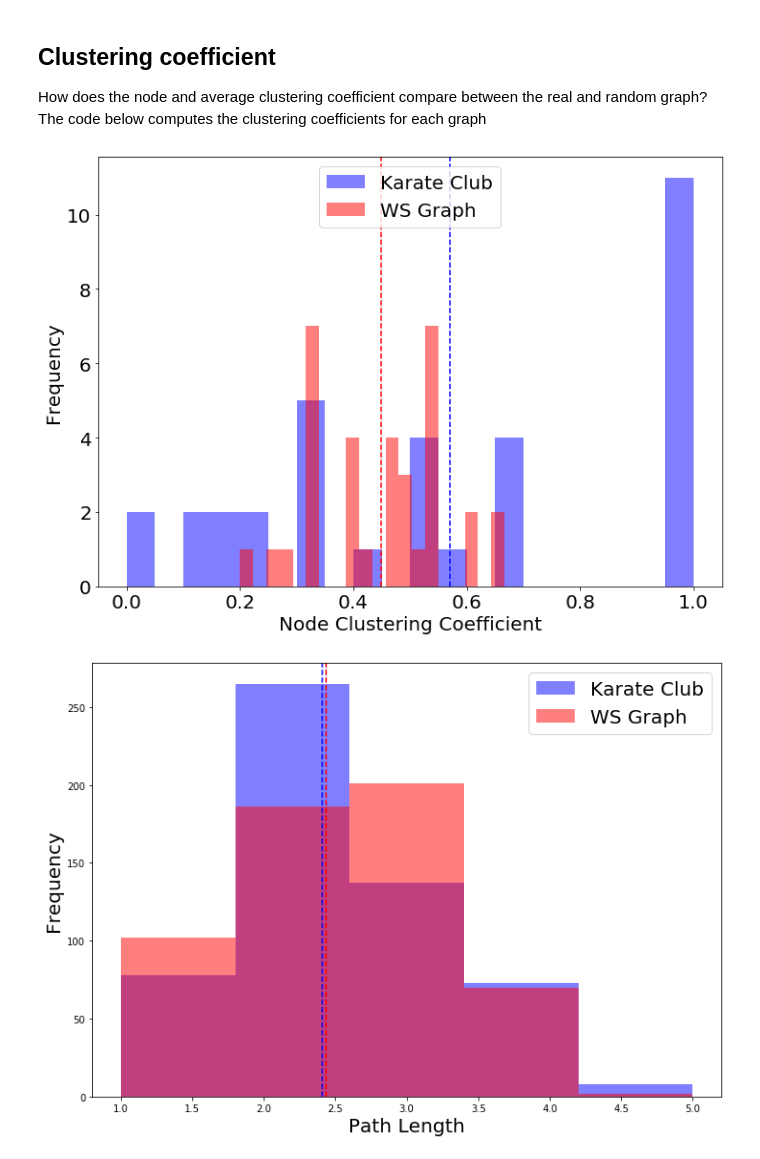
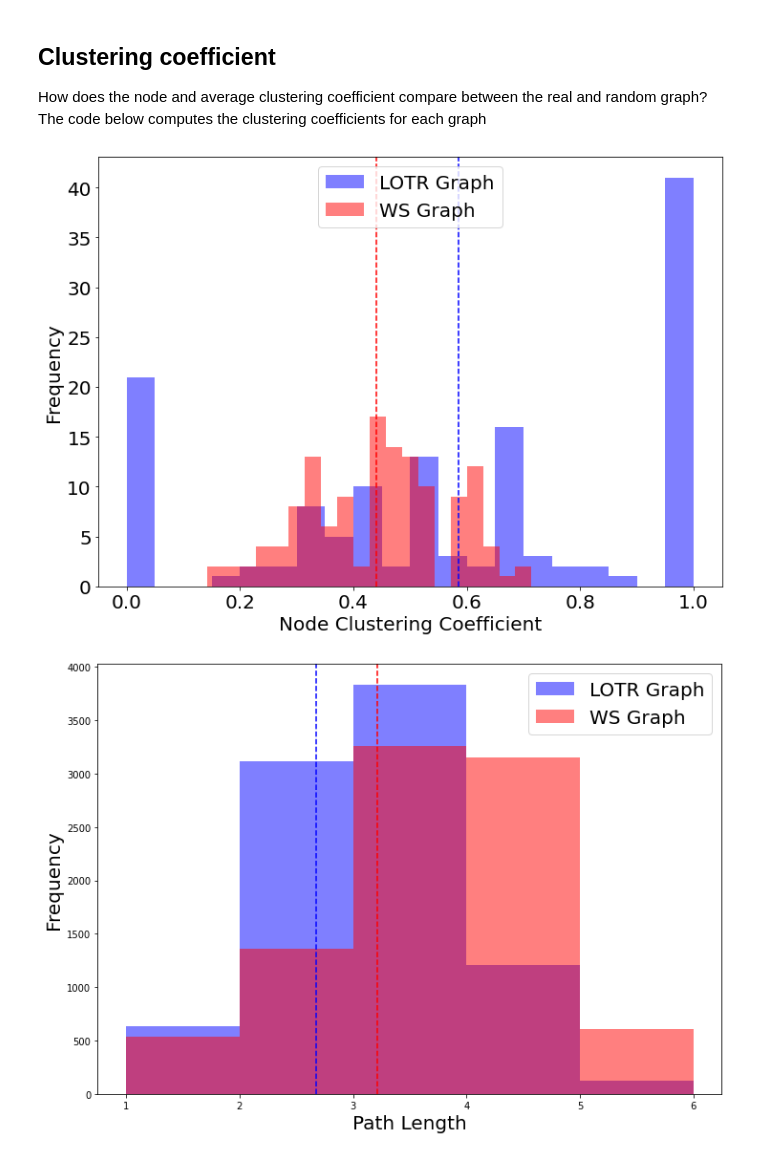
Before and after one commit to narnolddd/DMSNTutorials, a Jupyter notebook: Week2/Week2.ipynb, the cells around one changed output. Drawn from its saved outputs; the diff is of its cells as text; code cells hidden in the pictures.

```diff
--- a/Week2/Week2.ipynb
+++ b/Week2/Week2.ipynb
@@ -19,12 +20,14 @@ warnings.filterwarnings("ignore")
 
 How does the value of the different parameters *n*, *k* and *p*, affect the structure of graph that we see? If you're trying this on your own, have a play around with the parameters, particularly the values of *p*.
 # %%
-n = 20
-k = 4
-p = 1.0
+n = 40
+k = 5
+p = 0.8
+
+fig, ax = plt.subplots(figsize=(12,8))
 
 G = nx.watts_strogatz_graph(n,k,p)
-nx.draw_circular(G,node_size=100)
+nx.draw_circular(G,node_size=100, ax=ax)
 
 clustering = nx.average_clustering(G)
 avg_path_length = nx.average_shortest_path_length(G)
@@ -101,0 +87,14 @@ nx.draw(H,node_size=100,node_color='red')
+# %%
+df = pd.read_csv("../Week1/lotr.csv",names = ["source","target","time"], sep=",")
+
+G_whole = nx.from_pandas_edgelist(df)
+largest_cc = max(nx.connected_components(G_whole), key=len)
+G = G_whole.subgraph(largest_cc).copy()
+
+no_nodes = len(G.nodes())
+no_edges = len(G.edges())
+k_avg = 2.0*no_edges/no_nodes
+# %%
+p = 0.1
+
+H = nx.watts_strogatz_graph(no_nodes,round(k_avg),p)
@@ -140,7 +157,7 @@ plt.xlabel('Node Clustering Coefficient',fontsize=20)
 plt.ylabel('Frequency',fontsize=20)
 plt.tick_params(labelsize=20)
 
-plt.hist(clusters_G,bins=20,label="Karate Club",alpha=0.5,color='blue')
+plt.hist(clusters_G,bins=20,label="LOTR Graph",alpha=0.5,color='blue')
 plt.hist(clusters_H,bins=20,label='WS Graph',alpha=0.5,color='red')
 
 plt.axvline(x=avg_cluster_G, linestyle='--', color='blue')
@@ -150,17 +167,15 @@ plt.legend(loc='upper center',fontsize=20)
 
 plt.show()
 # %% [output]
-[figure, old version]
+[figure, new version]
 # %%
 def get_path_lengths(graph):
+    nodes = list(graph.nodes())
     lengths = []
-    for i in range(G.number_of_nodes()):
+    for i in range(len(nodes)):
         for j in range(i):
-            lengths.append(len(nx.shortest_path(graph,i,j))-1)
+            lengths.append(len(nx.shortest_path(graph,nodes[i],nodes[j]))-1)
     return lengths
 
 path_lengths_G = get_path_lengths(G)
 path_lengths_H = get_path_lengths(H)
-
-avg_path_G = sum(path_lengths_G)/float(len(path_lengths_G))
-avg_path_H = sum(path_lengths_H)/float(len(path_lengths_H))
@@ -167,19 +185,19 @@ avg_path_H = sum(path_lengths_H)/float(len(path_lengths_H))
 # %%
 a4_dims = (11.7, 8.27)
 
 fig, ax = plt.subplots(figsize=a4_dims)
 
 plt.xlabel('Path Length',fontsize=20)
 plt.ylabel('Frequency',fontsize=20)
 
-plt.hist(path_lengths_G,bins=5,label="Karate Club",alpha=0.5,color='blue')
+plt.hist(path_lengths_G,bins=5,label="LOTR Graph",alpha=0.5,color='blue')
 plt.hist(path_lengths_H,bins=5,label='WS Graph',alpha=0.5,color='red')
 
 plt.axvline(x=avg_path_G, linestyle='--', color='blue')
 plt.axvline(x=avg_path_H, linestyle='--', color='red')
 
 plt.legend(loc='upper right',fontsize=20)
 
 plt.show()
 # %% [output]
-[figure, old version]
+[figure, new version]
```
Also changed, not shown: parts of 8 cells of this notebook, 2 other files.
